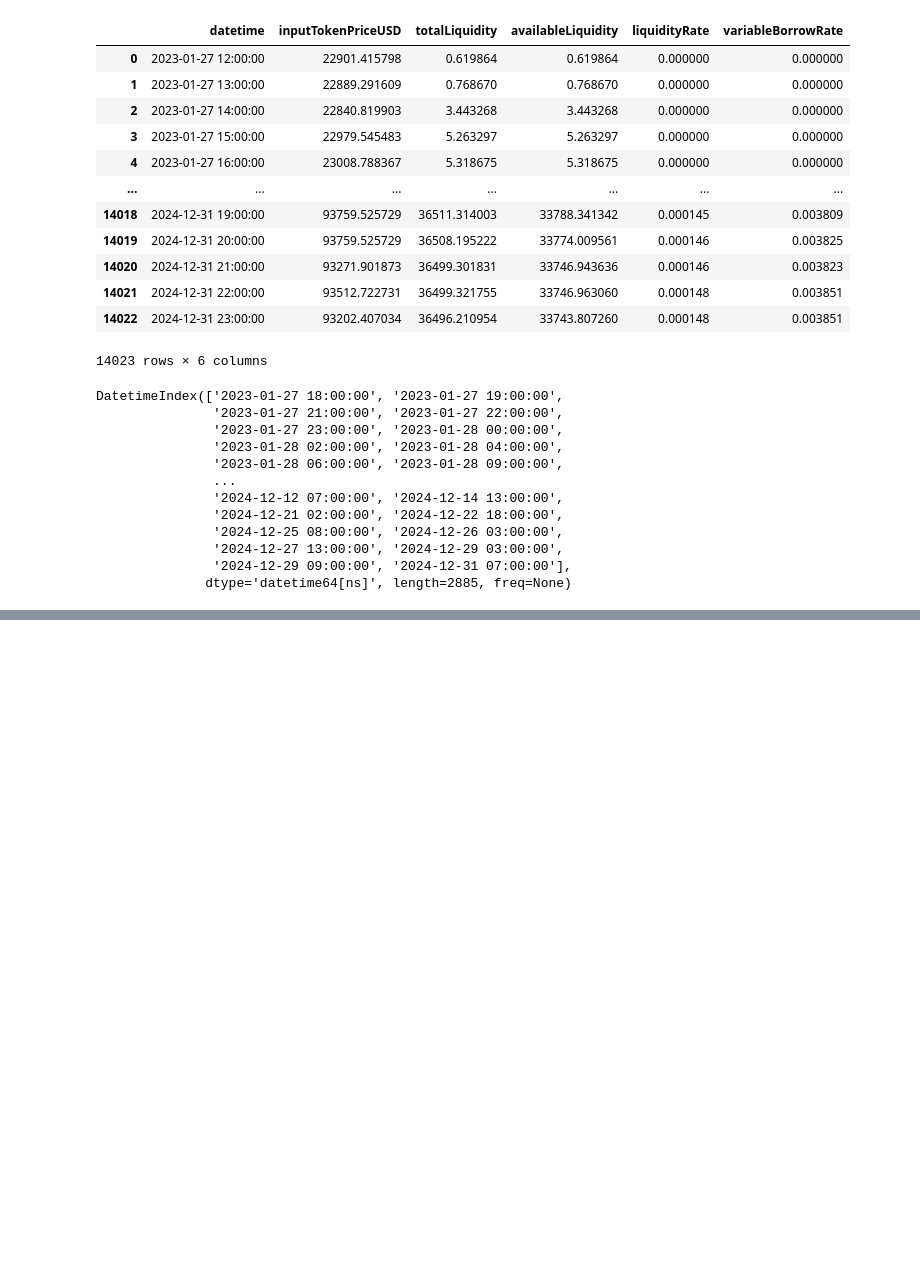
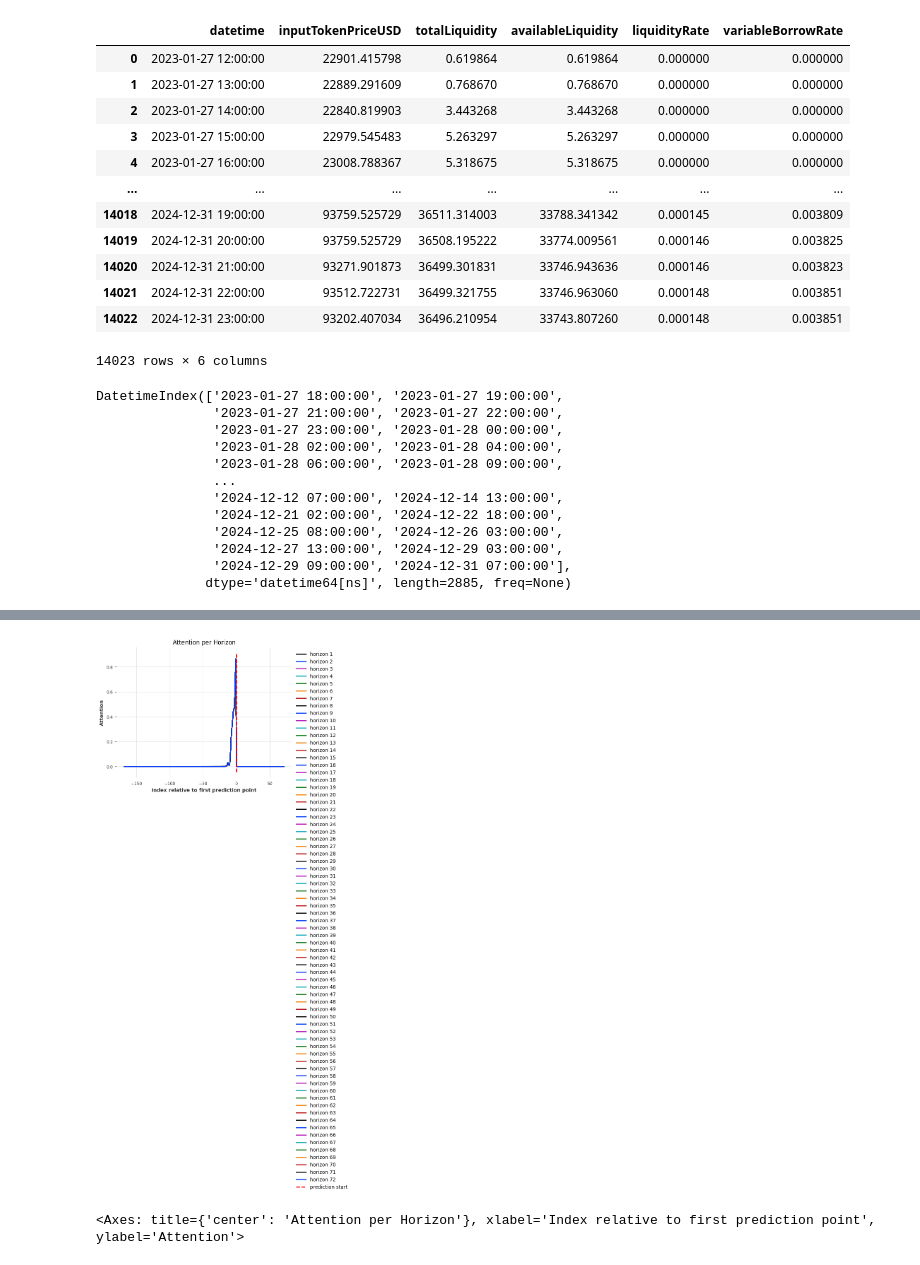
Before and after one commit to Angelaa6/Statapp, a Jupyter notebook: TFT with covariates.ipynb, the cells around one changed output, grey strips where cells are left out. Cells and saved outputs as stored; diff of their text form; code cells hidden in the pictures; blank space fills up the shorter version.

```diff
--- a/TFT with covariates.ipynb
+++ b/TFT with covariates.ipynb
@@ -305,0 +318,5 @@ Attributes:
+# %%
+explainer.plot_attention(explainability_result, plot_type="all")
+# %% [output]
+[figure, added]
+<Axes: title={'center': 'Attention per Horizon'}, xlabel='Index relative to first prediction point', ylabel='Attention'>
```
Also changed, not shown: parts of 14 cells of this notebook, 1 other file.
